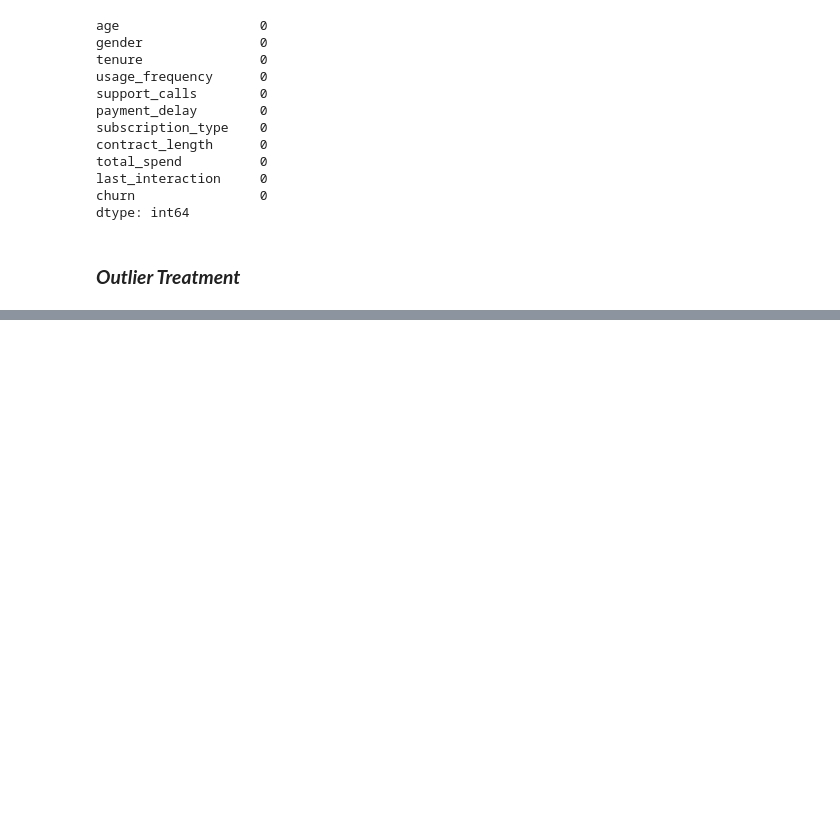
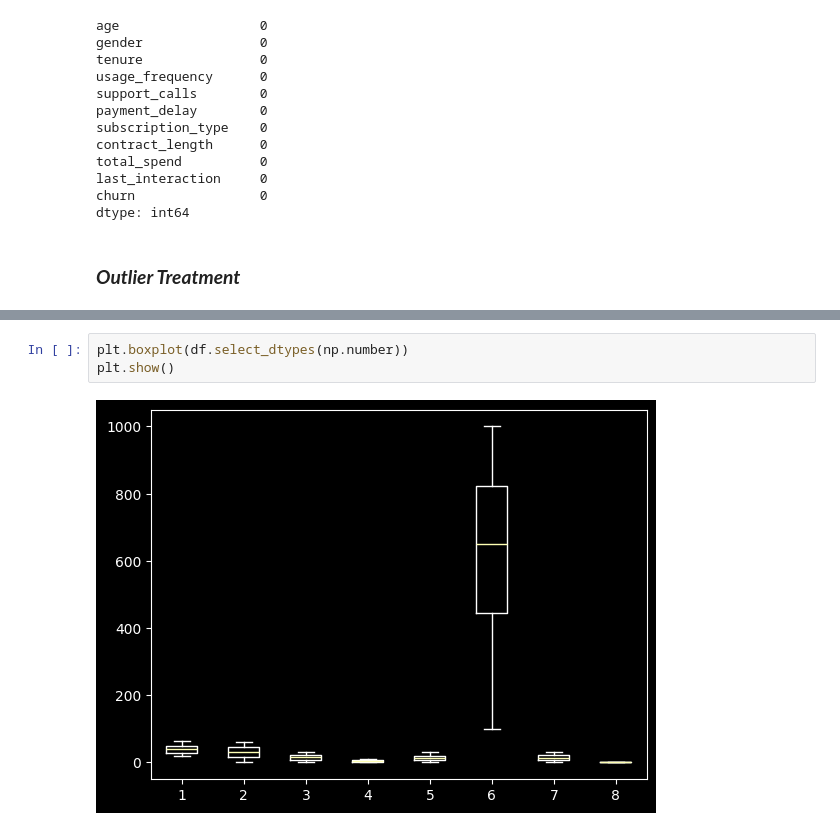
Before and after one commit to adnaaaen/customer-churn-prediction, a Jupyter notebook: notebooks/01_data_cleaning.ipynb, the cells around one changed output, grey strips where cells are left out. Saved outputs shown, nothing was run; the diff lists cells and outputs as text; blank space fills up the shorter version.

```diff
--- a/notebooks/01_data_cleaning.ipynb
+++ b/notebooks/01_data_cleaning.ipynb
@@ -178,0 +192,5 @@ dtype: int64
+# %%
+plt.boxplot(df.select_dtypes(np.number))
+plt.show()
+# %% [output]
+[figure, added]
```
Also changed, not shown: parts of 10 cells of this notebook, 5 other files.
